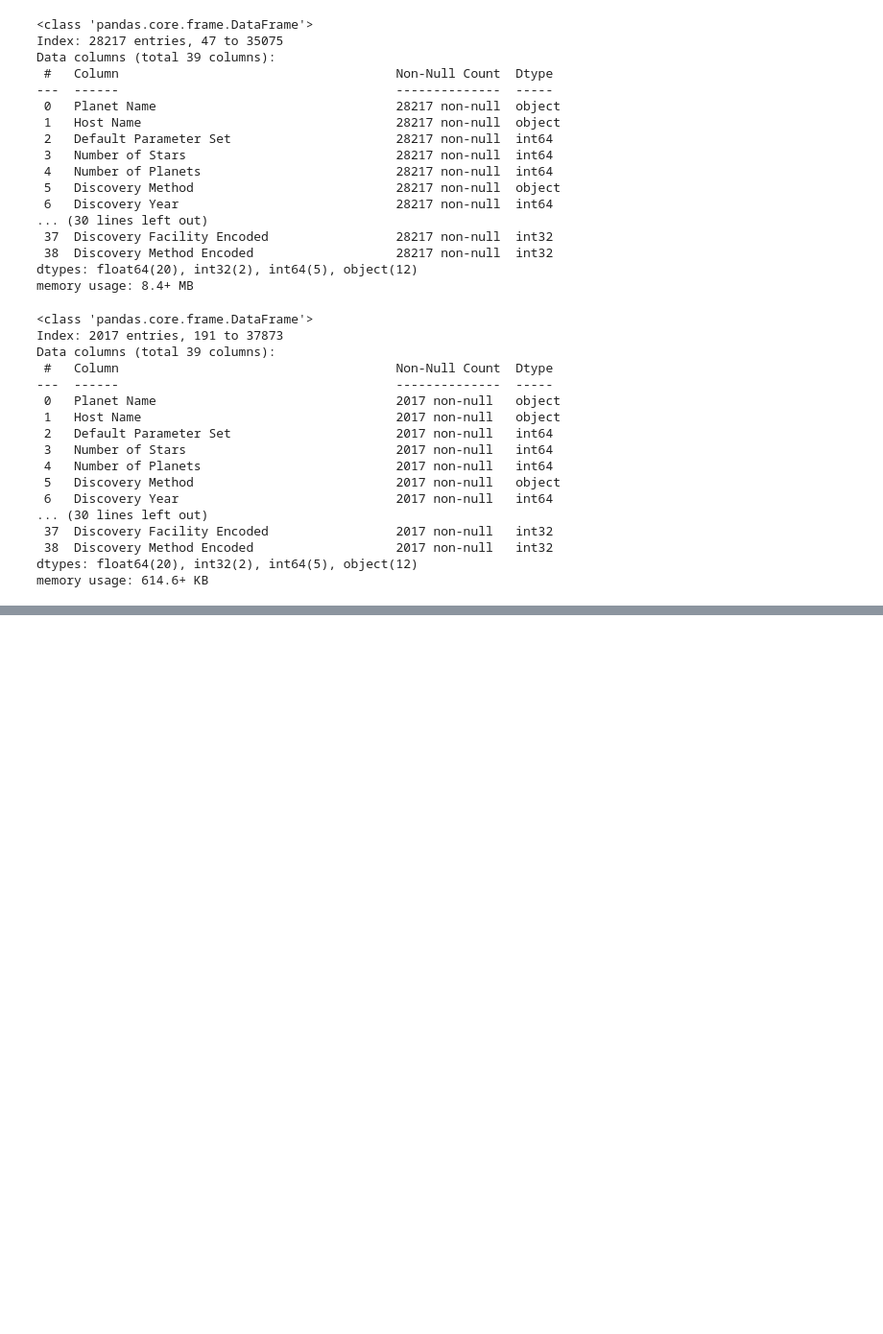
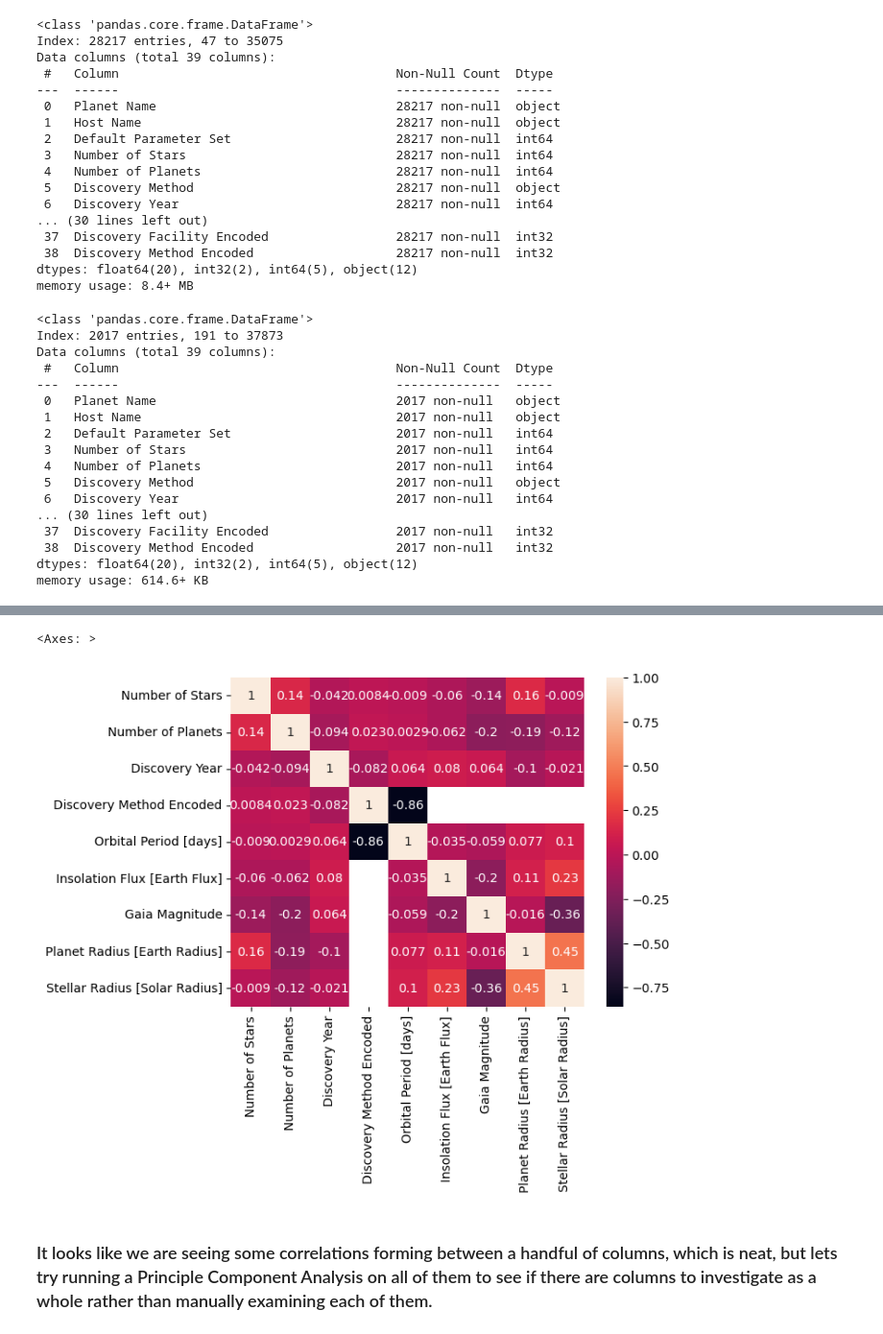
Before and after one commit to joshstantoncodes/Exoplanet-Exploration-Through-Data-Mining, a Jupyter notebook: exoplanetMining.ipynb, the cells around one changed output, grey strips where cells are left out. Shown at 96% size. Cells and saved outputs as stored; diff of their text form; code cells hidden in the pictures; blank space fills up the shorter version.

```diff
--- a/exoplanetMining.ipynb
+++ b/exoplanetMining.ipynb
@@ -469,0 +496,11 @@ kepler_filtered[Data show Transit Timing Variations']
+# %%
+k_two_discovery = k_two_filtered[['Planet Name', 'Host Name', 'Number of Stars', 'Number of Planets', 'Discovery Method',
+                                   'Discovery Year', 'Discovery Method Encoded', 'Orbital Period [days]',
+                                   'Insolation Flux [Earth Flux]', 'Gaia Magnitude', 'Planet Radius [Earth Radius]',
+                                    'Stellar Radius [Solar Radius]']]
+sns.heatmap(k_two_discovery.corr(method='pearson', numeric_only=True),annot=True)
+# %% [output]
+<Axes: >
+[figure, added]
+# %% [markdown]
+### It looks like we are seeing some correlations forming between a handful of columns, which is neat, but lets try running a Principle Component Analysis on all of them to see if there are columns to investigate as a whole rather than manually examining each of them.
```
Also changed, not shown: parts of 16 cells of this notebook.
